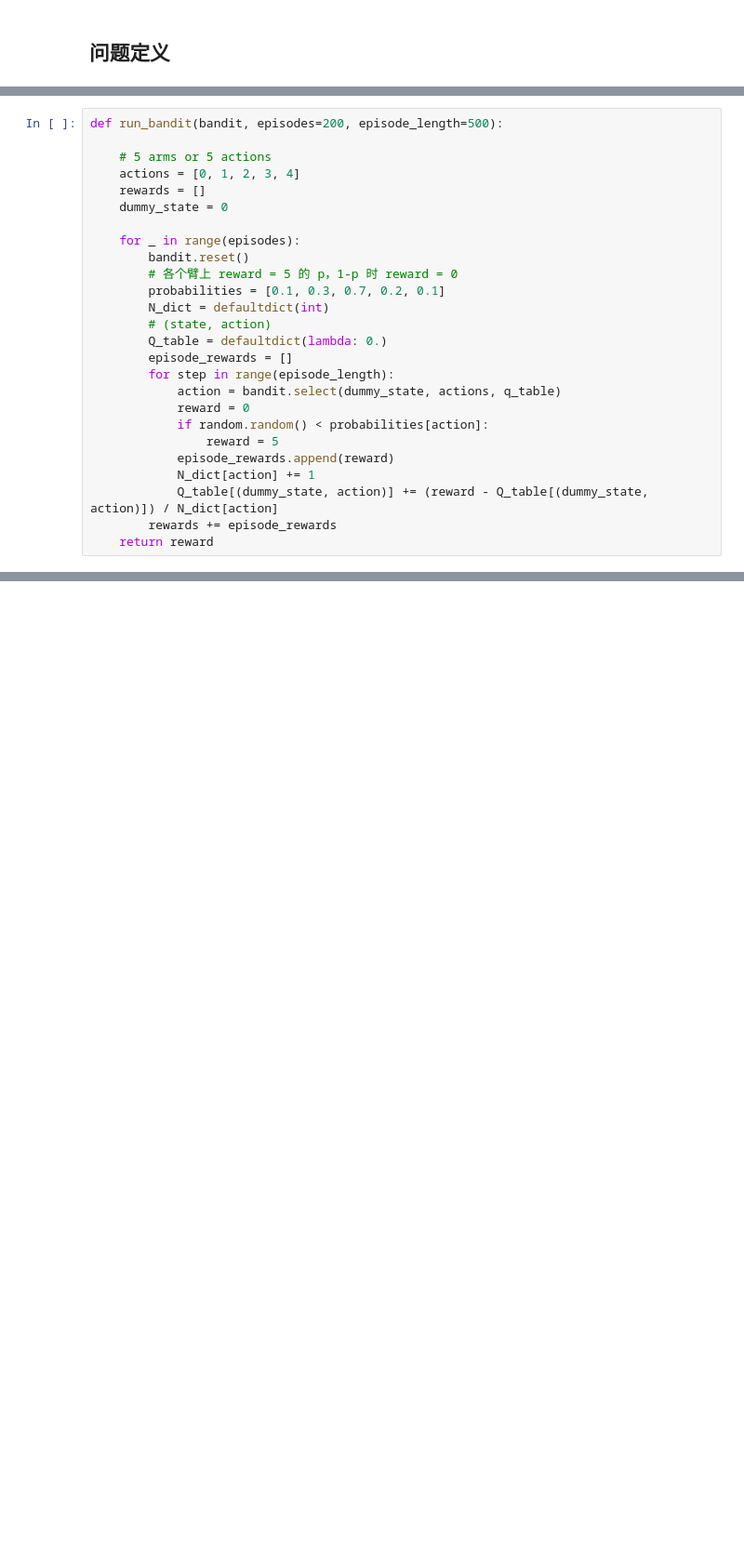
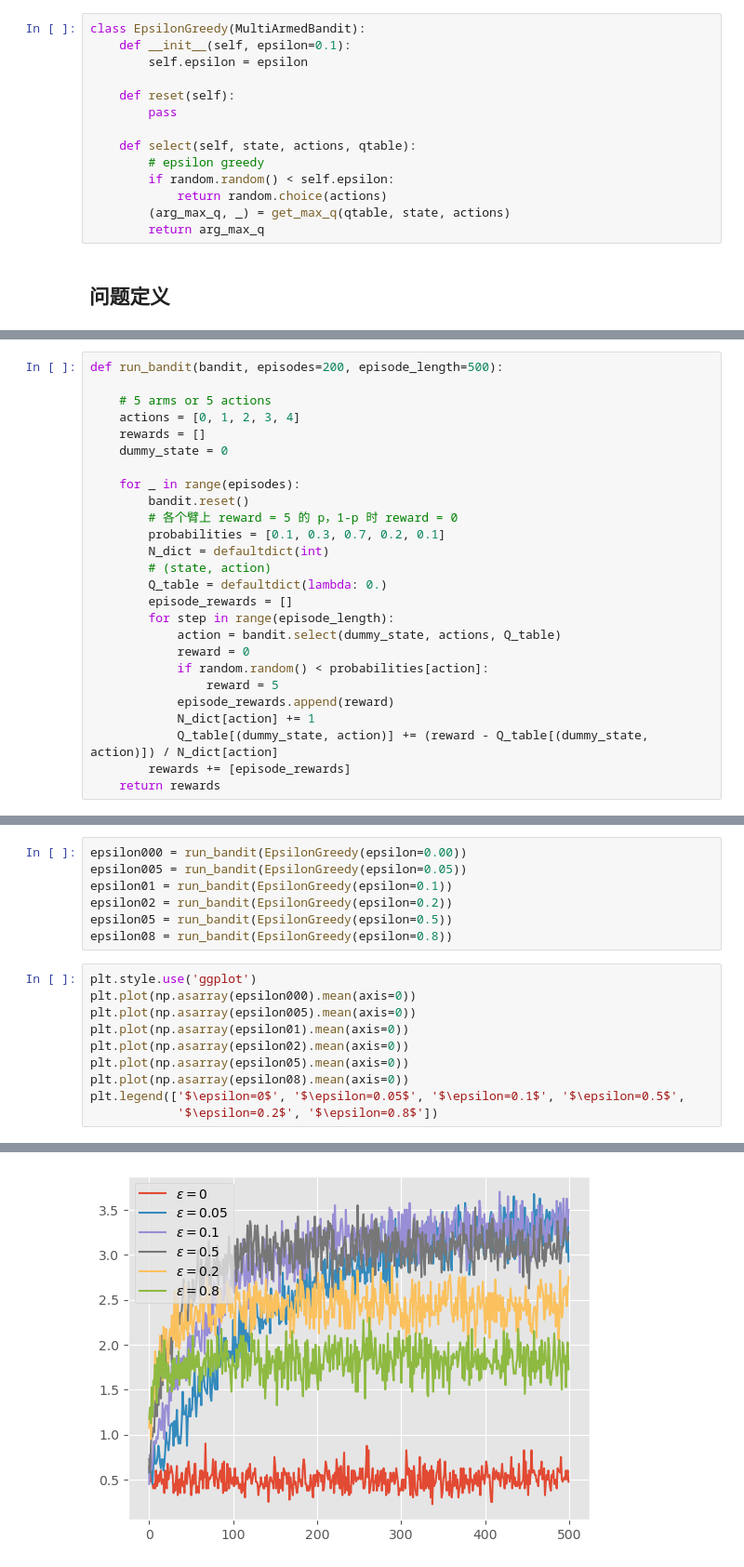
Before and after one commit to chunhuizhang/personal_chatgpt, a Jupyter notebook: tutorials/drl/multi_armed_bandits.ipynb, the cells around one changed output, grey strips where cells are left out. Shown at 93% size. Drawn from its saved outputs; the diff is of its cells as text; blank space fills up the shorter version.

```diff
--- a/tutorials/drl/multi_armed_bandits.ipynb
+++ b/tutorials/drl/multi_armed_bandits.ipynb
@@ -31,2 +63,16 @@ sys.path.append(os.path.abspath('../'))
+# %%
+class EpsilonGreedy(MultiArmedBandit):
+    def __init__(self, epsilon=0.1):
+        self.epsilon = epsilon
+
+    def reset(self):
+        pass
+
+    def select(self, state, actions, qtable):
+        # epsilon greedy
+        if random.random() < self.epsilon:
+            return random.choice(actions)
+        (arg_max_q, _) = get_max_q(qtable, state, actions)
+        return arg_max_q
 # %% [markdown]
 ## 问题定义
@@ -65,12 +113,12 @@ def run_bandit(bandit, episodes=200, episode_length=500):
         Q_table = defaultdict(lambda: 0.)
         episode_rewards = []
         for step in range(episode_length):
-            action = bandit.select(dummy_state, actions, q_table)
+            action = bandit.select(dummy_state, actions, Q_table)
             reward = 0
             if random.random() < probabilities[action]:
                 reward = 5
             episode_rewards.append(reward)
             N_dict[action] += 1
             Q_table[(dummy_state, action)] += (reward - Q_table[(dummy_state, action)]) / N_dict[action]
-        rewards += episode_rewards
-    return reward
+        rewards += [episode_rewards]
+    return rewards
@@ -87,0 +125,18 @@ def get_max_q(qtable, state, actions):
+# %%
+epsilon000 = run_bandit(EpsilonGreedy(epsilon=0.00))
+epsilon005 = run_bandit(EpsilonGreedy(epsilon=0.05))
+epsilon01 = run_bandit(EpsilonGreedy(epsilon=0.1))
+epsilon02 = run_bandit(EpsilonGreedy(epsilon=0.2))
+epsilon05 = run_bandit(EpsilonGreedy(epsilon=0.5))
+epsilon08 = run_bandit(EpsilonGreedy(epsilon=0.8))
+# %%
+plt.style.use('ggplot')
+plt.plot(np.asarray(epsilon000).mean(axis=0))
+plt.plot(np.asarray(epsilon005).mean(axis=0))
+plt.plot(np.asarray(epsilon01).mean(axis=0))
+plt.plot(np.asarray(epsilon02).mean(axis=0))
+plt.plot(np.asarray(epsilon05).mean(axis=0))
+plt.plot(np.asarray(epsilon08).mean(axis=0))
+plt.legend(['$\epsilon=0$', '$\epsilon=0.05$', '$\epsilon=0.1$', '$\epsilon=0.5$',
+            '$\epsilon=0.2$', '$\epsilon=0.8$'])
+# %% [output]
@@ -87,0 +144 @@ def get_max_q(qtable, state, actions):
+[figure, added]
```
Also changed, not shown: parts of 23 cells of this notebook.
